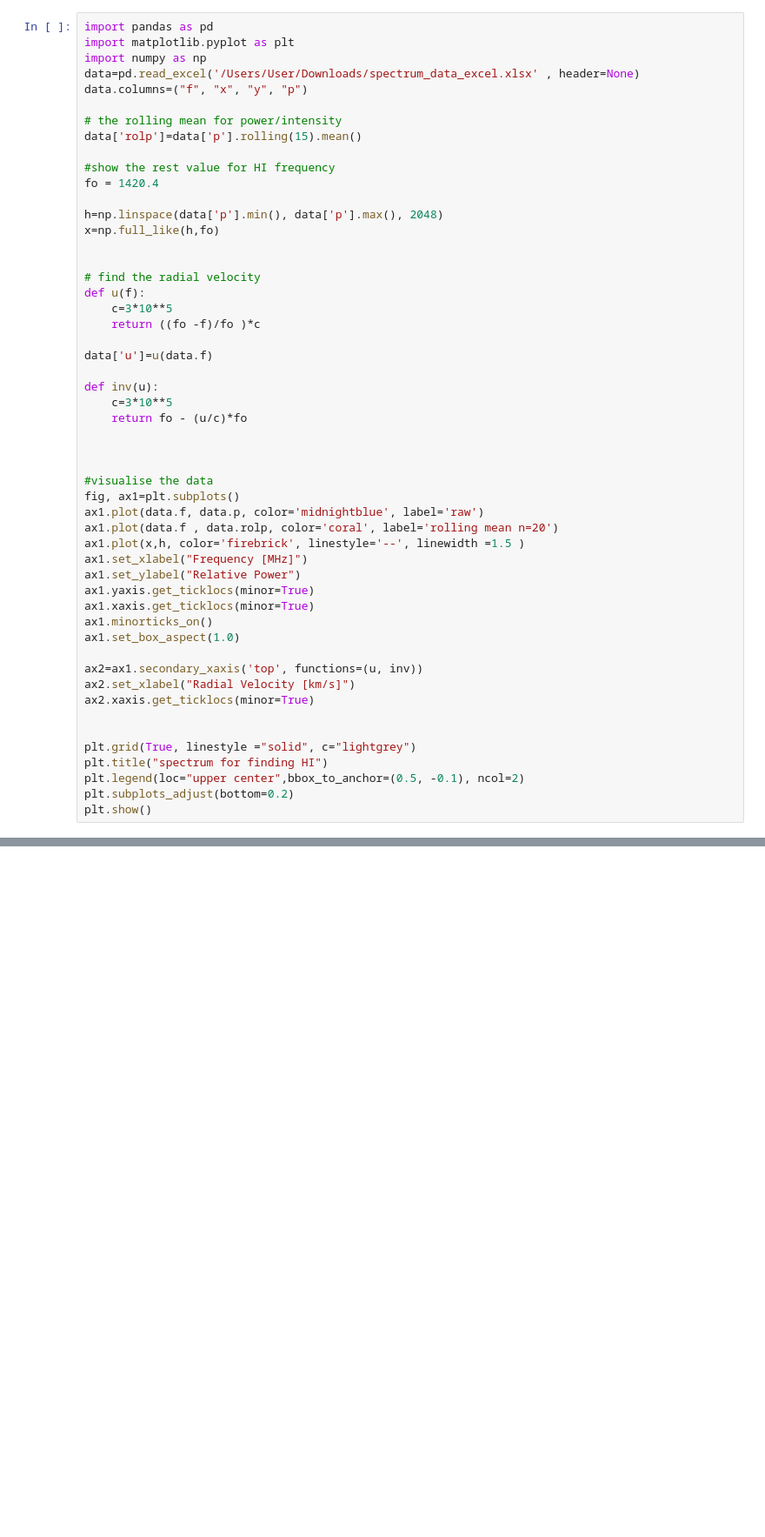
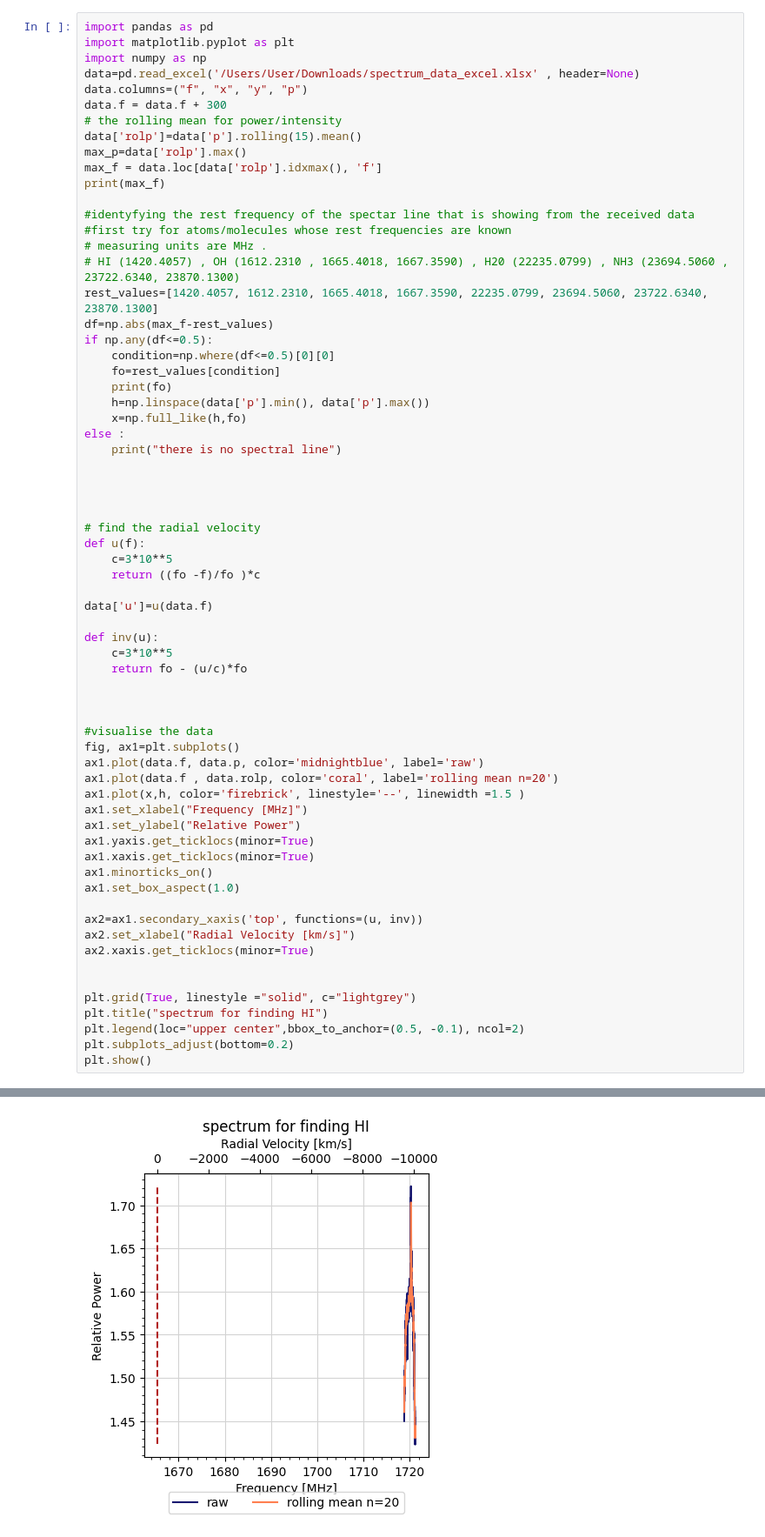
Before and after one commit to iliodis/ASTRO-BEAM, a Jupyter notebook: Task2-CombSpectralLines/CombSpectralLines.ipynb, the cells around one changed output, grey strips where cells are left out. Shown at 87% size. Drawn from its saved outputs; the diff is of its cells as text; blank space fills up the shorter version.

```diff
--- a/Task2-CombSpectralLines/CombSpectralLines.ipynb
+++ b/Task2-CombSpectralLines/CombSpectralLines.ipynb
@@ -4,15 +4,29 @@ import matplotlib.pyplot as plt
 import numpy as np
 data=pd.read_excel('/Users/User/Downloads/spectrum_data_excel.xlsx' , header=None)
 data.columns=("f", "x", "y", "p")
-
+data.f = data.f + 300
 # the rolling mean for power/intensity
 data['rolp']=data['p'].rolling(15).mean()
+max_p=data['rolp'].max()
+max_f = data.loc[data['rolp'].idxmax(), 'f']
+print(max_f)
 
-#show the rest value for HI frequency
-fo = 1420.4
+#identyfying the rest frequency of the spectar line that is showing from the received data
+#first try for atoms/molecules whose rest frequencies are known
+# measuring units are MHz .
+# HI (1420.4057) , OH (1612.2310 , 1665.4018, 1667.3590) , H20 (22235.0799) , NH3 (23694.5060 , 23722.6340, 23870.1300)
+rest_values=[1420.4057, 1612.2310, 1665.4018, 1667.3590, 22235.0799, 23694.5060, 23722.6340, 23870.1300]
+df=np.abs(max_f-rest_values)
+if np.any(df<=0.5):
+    condition=np.where(df<=0.5)[0][0]
+    fo=rest_values[condition]
+    print(fo)
+    h=np.linspace(data['p'].min(), data['p'].max())
+    x=np.full_like(h,fo)
+else :
+    print("there is no spectral line")
 
-h=np.linspace(data['p'].min(), data['p'].max(), 2048)
-x=np.full_like(h,fo)
+
 
 
 # find the radial velocity
@@ -50,3 +64,4 @@ plt.title("spectrum for finding HI")
 plt.legend(loc="upper center",bbox_to_anchor=(0.5, -0.1), ncol=2)
 plt.subplots_adjust(bottom=0.2)
 plt.show()
+# %% [output]
@@ -52,0 +70 @@ plt.show()
+[figure, added]
```
Also changed, not shown: parts of 1 cell of this notebook, 1 other file.
